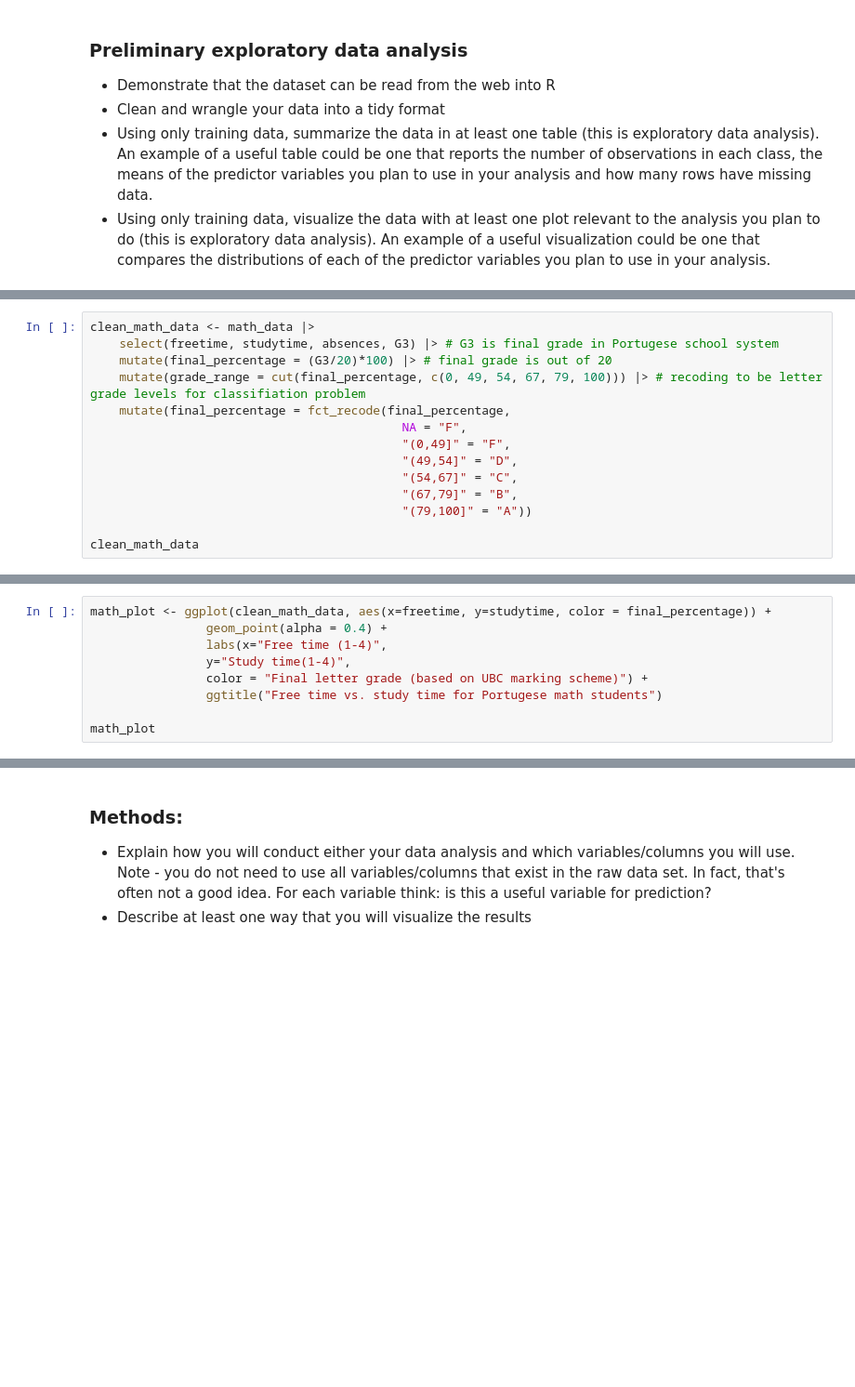
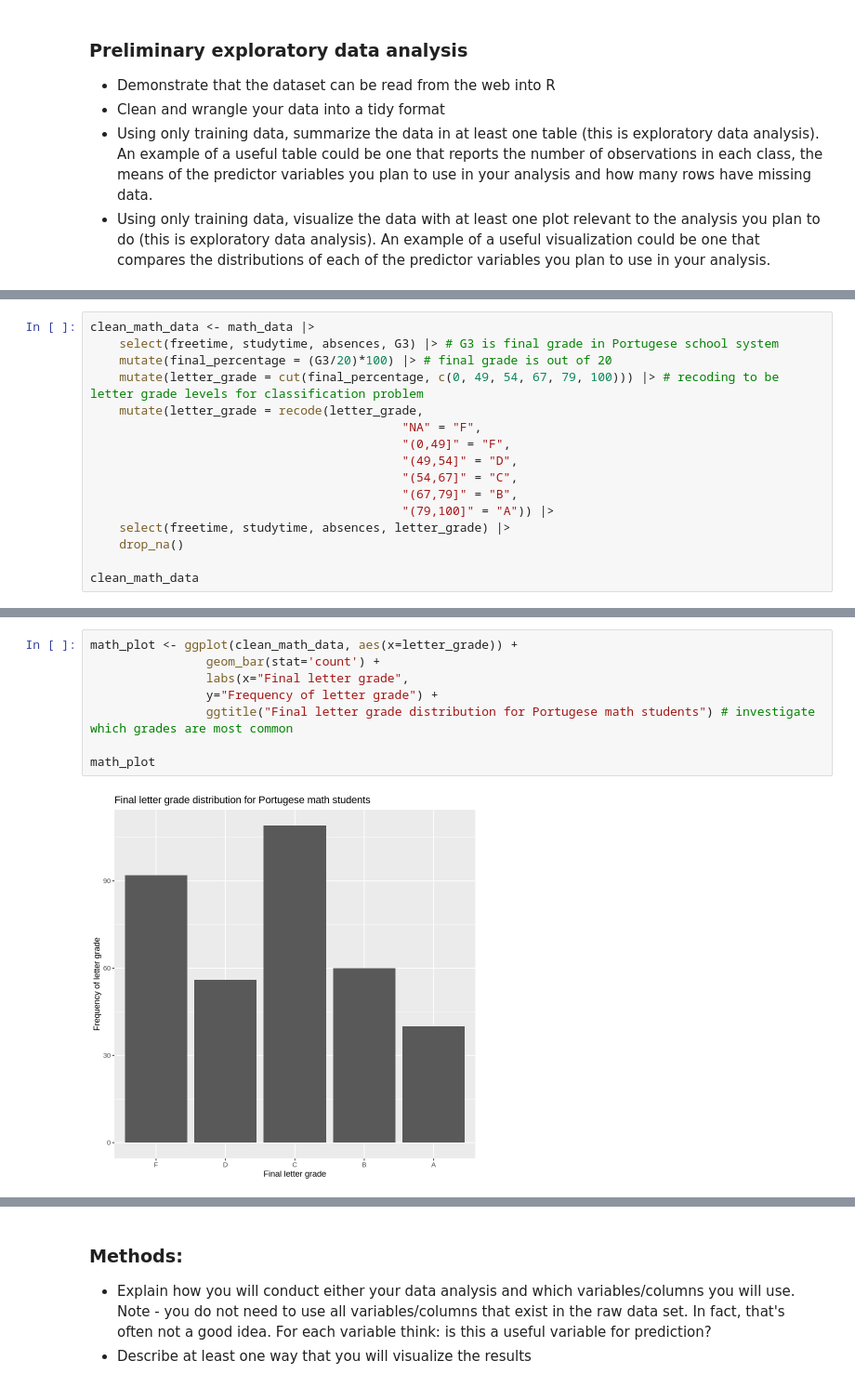
Before and after one commit to chloezandberg/dsci-100-project, a Jupyter notebook: STUDENT.ipynb, the cells around one changed output, grey strips where cells are left out. Shown at 93% size. Saved outputs shown, nothing was run; the diff lists cells and outputs as text; blank space fills up the shorter version.

```diff
--- a/STUDENT.ipynb
+++ b/STUDENT.ipynb
@@ -41,13 +73,15 @@ math_data
 clean_math_data <- math_data |>
     select(freetime, studytime, absences, G3) |> # G3 is final grade in Portugese school system
     mutate(final_percentage = (G3/20)*100) |> # final grade is out of 20
-    mutate(grade_range = cut(final_percentage, c(0, 49, 54, 67, 79, 100))) |> # recoding to be letter grade levels for classifiation problem
-    mutate(final_percentage = fct_recode(final_percentage,
-                                           NA = "F",
+    mutate(letter_grade = cut(final_percentage, c(0, 49, 54, 67, 79, 100))) |> # recoding to be letter grade levels for classification problem
+    mutate(letter_grade = recode(letter_grade,
+                                           "NA" = "F",
                                            "(0,49]" = "F",
                                            "(49,54]" = "D",
                                            "(54,67]" = "C",
                                            "(67,79]" = "B",
-                                           "(79,100]" = "A"))
+                                           "(79,100]" = "A")) |>
+    select(freetime, studytime, absences, letter_grade) |>
+    drop_na()
 
 clean_math_data
@@ -67,9 +132,10 @@ exploratory_data_analysis
 # %%
-math_plot <- ggplot(clean_math_data, aes(x=freetime, y=studytime, color = final_percentage)) +
-                geom_point(alpha = 0.4) +
-                labs(x="Free time (1-4)",
-                y="Study time(1-4)",
-                color = "Final letter grade (based on UBC marking scheme)") +
-                ggtitle("Free time vs. study time for Portugese math students")
+math_plot <- ggplot(clean_math_data, aes(x=letter_grade)) +
+                geom_bar(stat='count') +
+                labs(x="Final letter grade",
+                y="Frequency of letter grade") +
+                ggtitle("Final letter grade distribution for Portugese math students") # investigate which grades are most common
 
 math_plot
+# %% [output]
+[figure, added]
```
Also changed, not shown: parts of 7 cells of this notebook.
